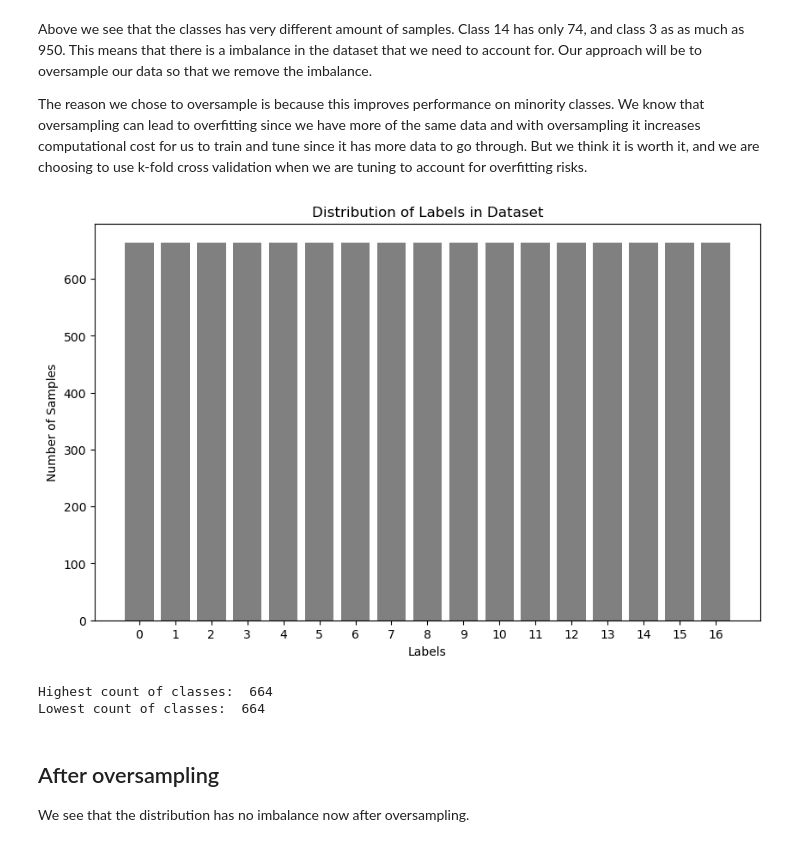
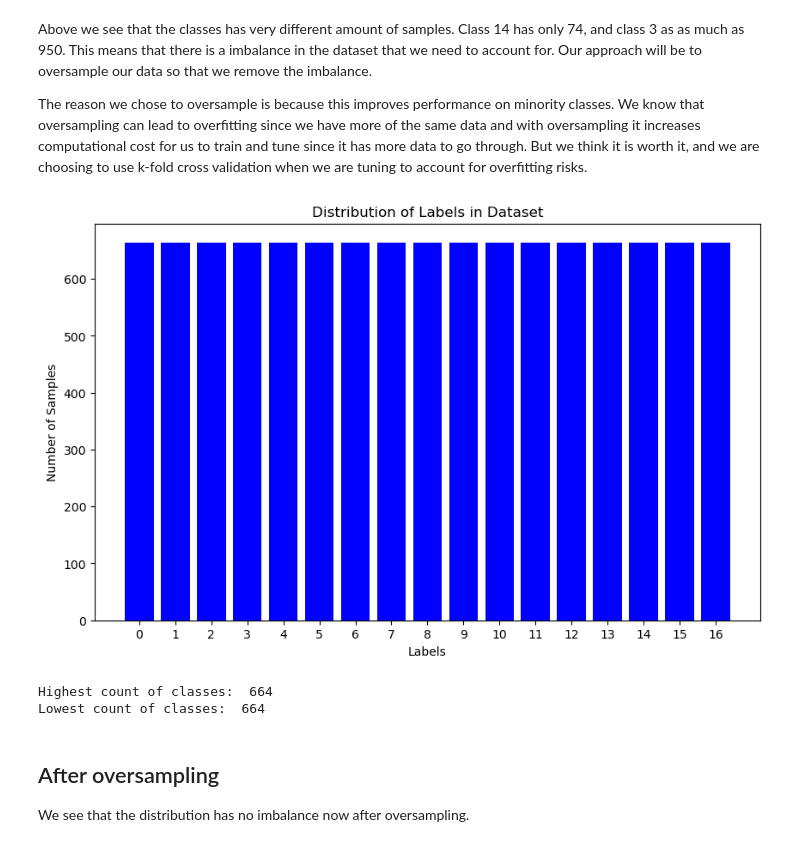
Before and after one commit to eliashovdenes/Machine-Learning-Handwritten-Character-Recognition, a Jupyter notebook: Oblig2.ipynb, the cells around one changed output. Drawn from its saved outputs; the diff is of its cells as text; code cells hidden in the pictures.

```diff
--- a/Oblig2.ipynb
+++ b/Oblig2.ipynb
@@ -97,24 +82,24 @@ X_train_val, y_train_val = smote.fit_resample(X_train_val, y_train_val)
 # %%
 # Visualizing the distribution of classes in the dataset now after oversampling
 label_counts = Counter(y_train_val)
 labels = list(label_counts.keys())
 counts = list(label_counts.values())
 sorted_labels_counts = sorted(zip(labels, counts), key=lambda x: x[0])
 sorted_labels, sorted_counts = zip(*sorted_labels_counts)
 
 
 plt.figure(figsize=(10, 6))
-plt.bar(sorted_labels, sorted_counts, color='gray')
+plt.bar(sorted_labels, sorted_counts, color='blue')
 plt.xlabel('Labels')
 plt.ylabel('Number of Samples')
 plt.title('Distribution of Labels in Dataset')
 plt.xticks(sorted_labels)
 plt.show()
 
 print("Highest count of classes: ", max(label_counts.values()))
 print("Lowest count of classes: ", min(label_counts.values()))
 # %% [output]
-[figure, old version]
+[figure, new version]
 Highest count of classes:  664
 Lowest count of classes:  664
 # %% [markdown]
```
Also changed, not shown: parts of 40 cells of this notebook.
